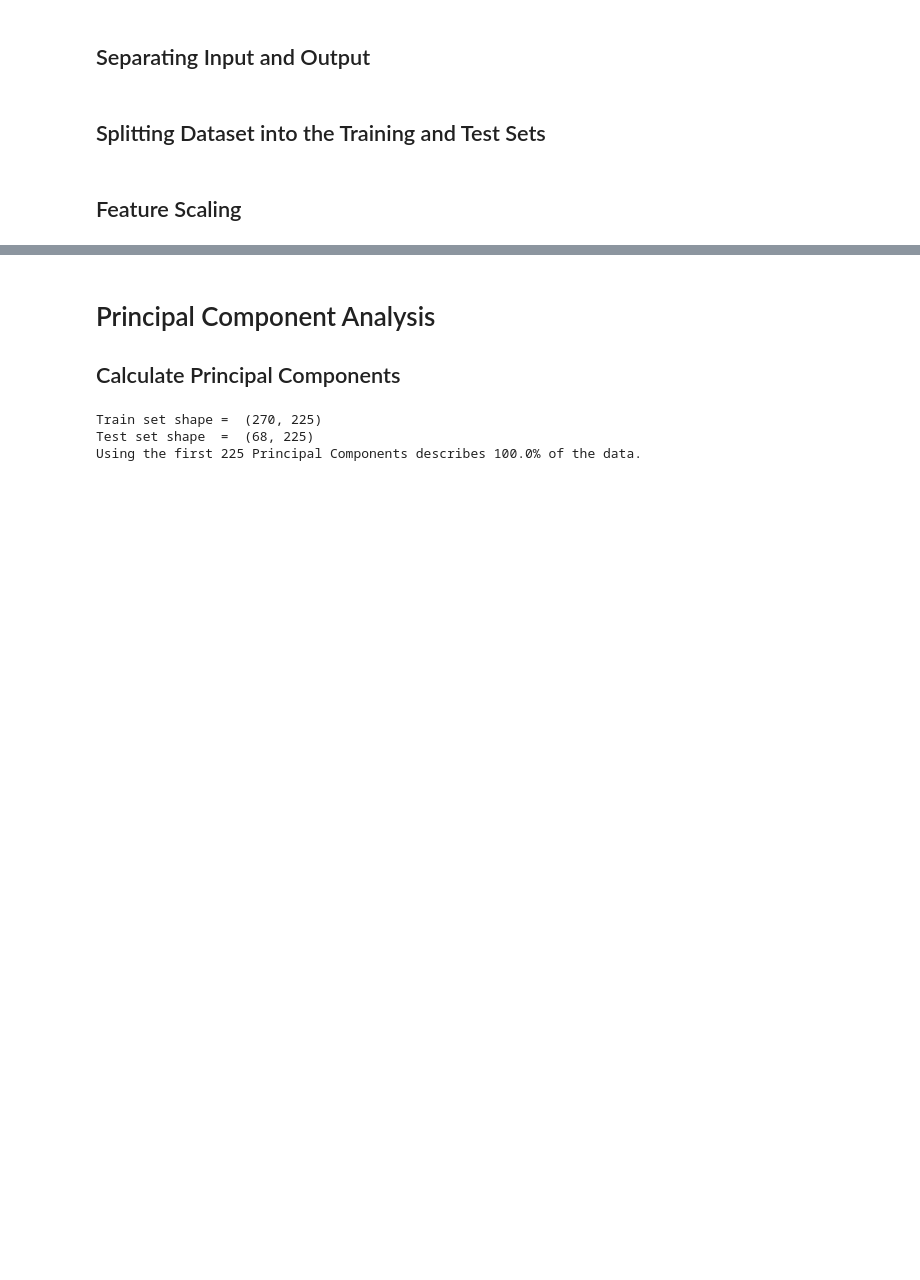
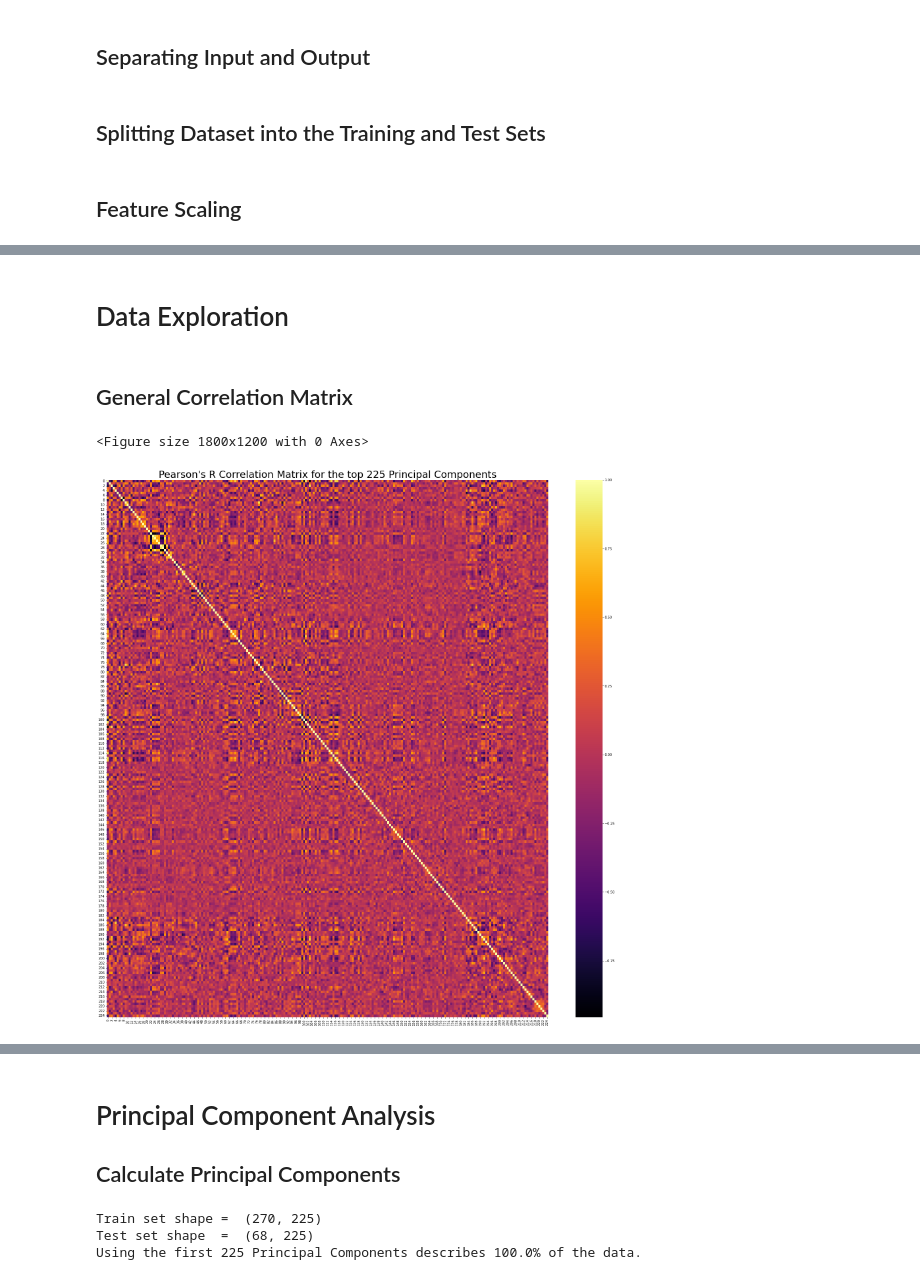
Before and after one commit to musahabib/WorkerFatigue_EEG_ML, a Jupyter notebook: Notebook.ipynb, the cells around one changed output, grey strips where cells are left out. Cells and saved outputs as stored; diff of their text form; code cells hidden in the pictures; blank space fills up the shorter version.

```diff
--- a/Notebook.ipynb
+++ b/Notebook.ipynb
@@ -468 +460,16 @@ pd.DataFrame(x)
 338 rows × 983 columns
+# %% [markdown]
+# Data Exploration
+# %% [markdown]
+## General Correlation Matrix
+# %%
+corr_mat = pd.DataFrame(Z).corr(method='pearson');
+#mask = np.triu(np.ones_like(corr_mat, dtype=bool));
+plt.figure(dpi=300);
+plt.subplots(figsize=(30,30));
+plt.title("Pearson's R Correlation Matrix for the top 225 Principal Components", fontsize=30);
+sns.heatmap(corr_mat, annot=False, lw=0, linecolor='white', cmap='inferno');
+#print('Too many features to visualize at once!')
+# %% [output]
+<Figure size 1800x1200 with 0 Axes>
+[figure, added]
```
Also changed, not shown: parts of 42 cells of this notebook.
